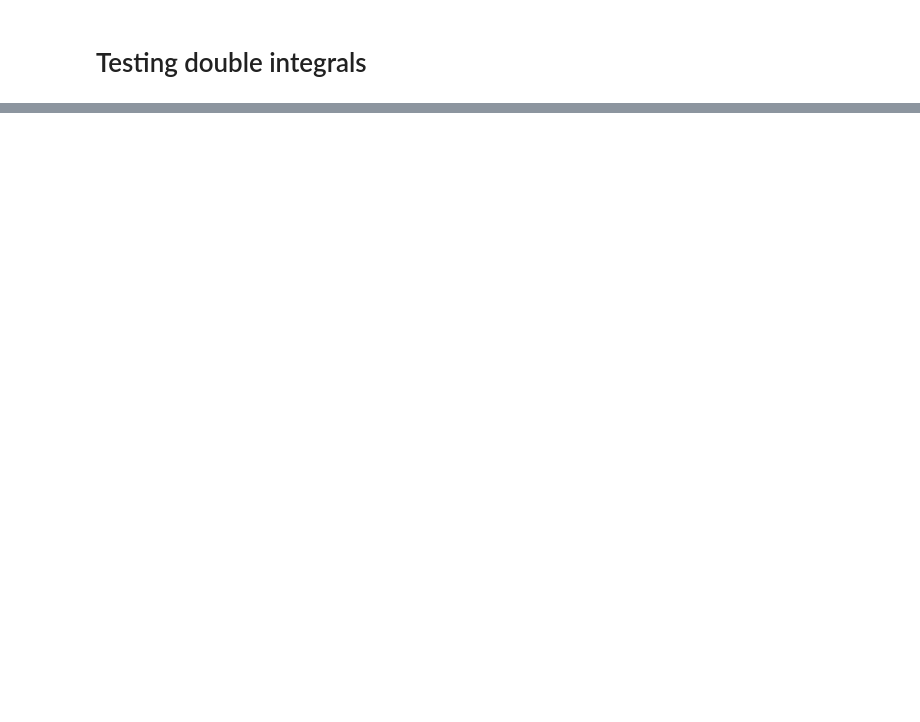
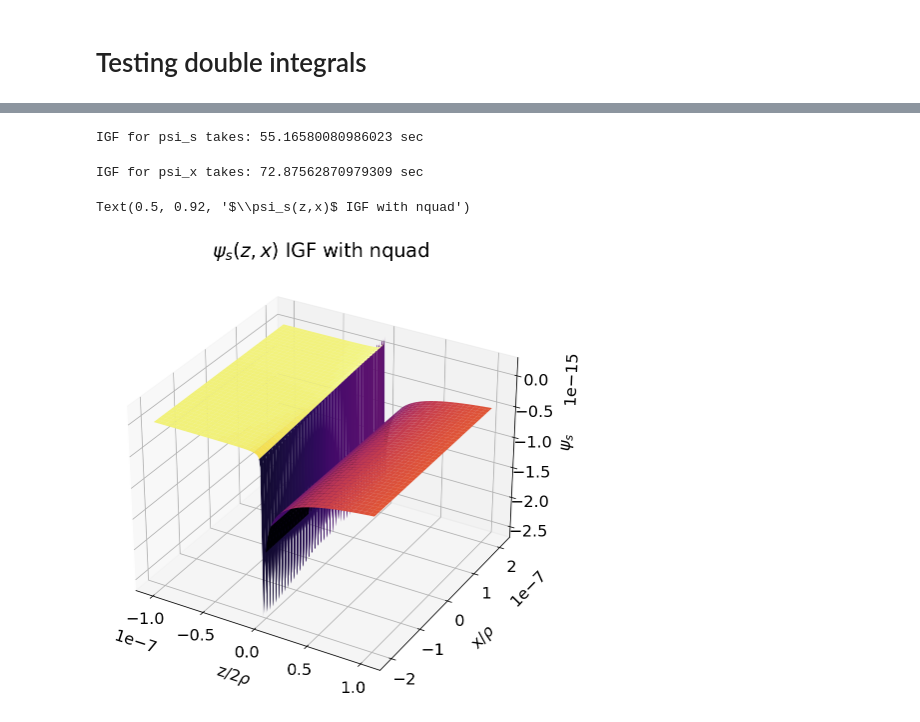
Before and after one commit to weiyuanlou/PyCSR2D, a Jupyter notebook: benchmarking/one_bend_transient/IGF_and_tanh_sinh_pracice.ipynb, the cells around one changed output, grey strips where cells are left out. Saved outputs shown, nothing was run; the diff lists cells and outputs as text; code cells hidden in the pictures; blank space fills up the shorter version.

```diff
--- a/benchmarking/one_bend_transient/IGF_and_tanh_sinh_pracice.ipynb
+++ b/benchmarking/one_bend_transient/IGF_and_tanh_sinh_pracice.ipynb
@@ -381,0 +146,16 @@ nquad(f, ranges)
+# %%
+# Want functions in terms of (z,x) only
+psi_s_zx = lambda z, x: psi_s(z,x,beta)
+##psi_x_zx = lambda z, x: psi_x(z,x,beta)
+psi_x_zx = lambda z, x: psi_x_exact(z,x,beta)
+
+#psi_x_z0 = lambda x: psi_x(0,x,beta)
+
+def IGF_nquad(func, zval, xval, dz, dx):
+    return integrate.nquad(func, [[zval-dz/2, zval+dz/2], [xval-dx/2, xval+dx/2]])[0]
+
+def IGF_nquad_psi_s(z,x):
+    return IGF_nquad(psi_s_zx, z, x, dz, dx)
+
+def IGF_nquad_psi_x(z,x):
+    return IGF_nquad(psi_x_zx, z, x, dz, dx)
@@ -381,0 +245,11 @@ nquad(f, ranges)
+# %%
+t1 = time.time()
+
+with cf.ProcessPoolExecutor(max_workers=32) as executor:
+    temp = np.array(list(executor.map( IGF_nquad_psi_s, zm2.flatten(), xm2.flatten())))
+    psi_s_grid_IGF = temp.reshape(zm2.shape)
+
+t2 = time.time()
+print('IGF for psi_s takes:', t2-t1, 'sec')
+# %% [output]
+IGF for psi_s takes: 55.16580080986023 sec
@@ -381,0 +260,25 @@ nquad(f, ranges)
+# %%
+t1 = time.time()
+
+with cf.ProcessPoolExecutor(max_workers=20) as executor:
+    temp = np.array(list(executor.map( IGF_test_psi_x, zm2.flatten(), xm2.flatten())))
+    psi_x_grid_IGF = temp.reshape(zm2.shape)
+
+t2 = time.time()
+print('IGF for psi_x takes:', t2-t1, 'sec')
+# %% [output]
+IGF for psi_x takes: 72.87562870979309 sec
+# %%
+Z, X = np.meshgrid(zvec2,xvec2, indexing="ij")
+
+fig, ax = plt.subplots(figsize=(8,8))
+ax = plt.axes(projection='3d')
+
+ax.plot_surface(Z,X, psi_s_grid_IGF, cmap='inferno')
+ax.set_xlabel(r'z/2$\rho$', labelpad = 12)
+ax.set_ylabel(r'x/$\rho$',labelpad = 12)
+ax.set_zlabel(r'$\psi_s$', labelpad = 12)
+ax.set_title(r'$\psi_s(z,x)$ IGF with nquad')
+# %% [output]
+Text(0.5, 0.92, '$\\psi_s(z,x)$ IGF with nquad')
+[figure, added]
```
Also changed, not shown: parts of 75 cells of this notebook, 1 other file.
